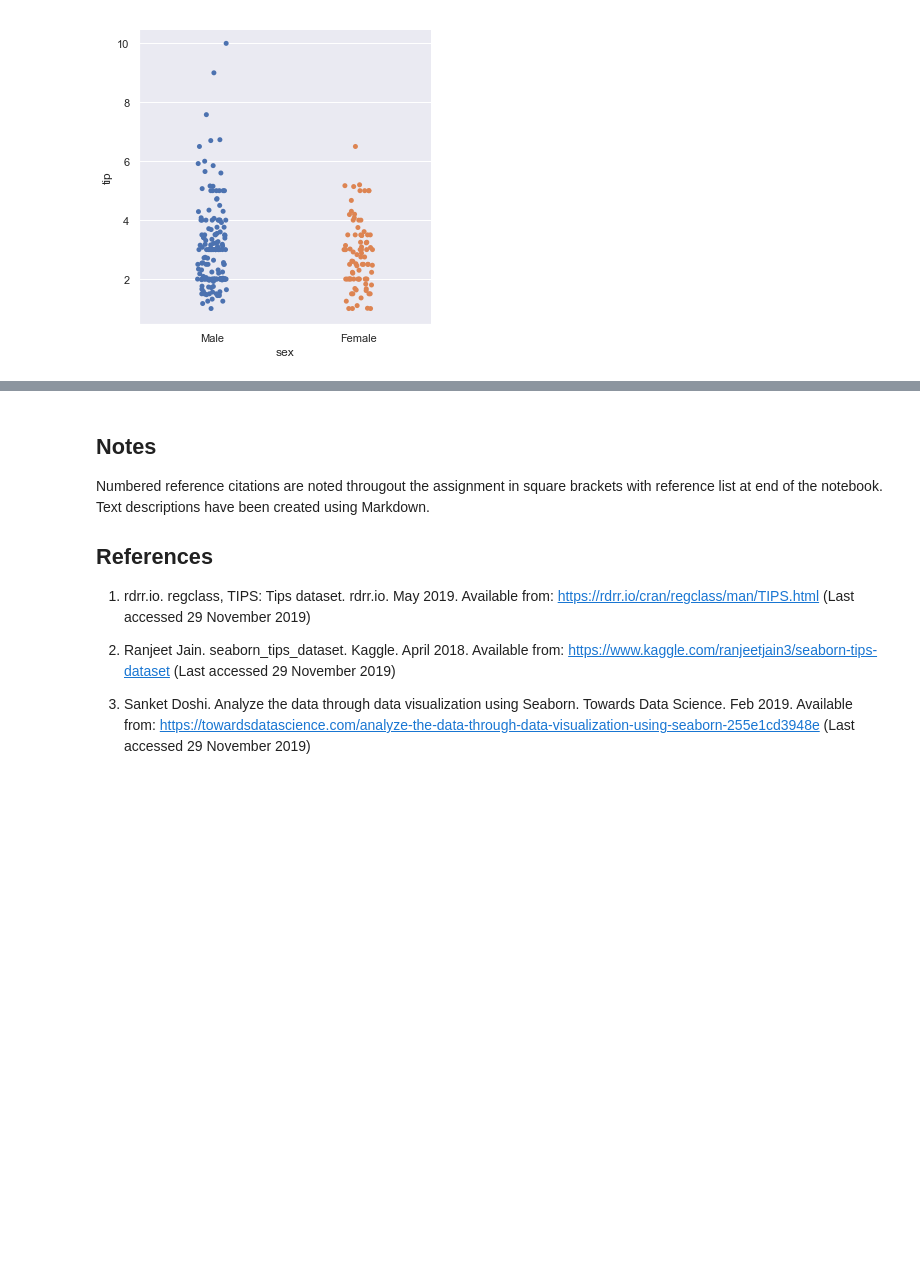
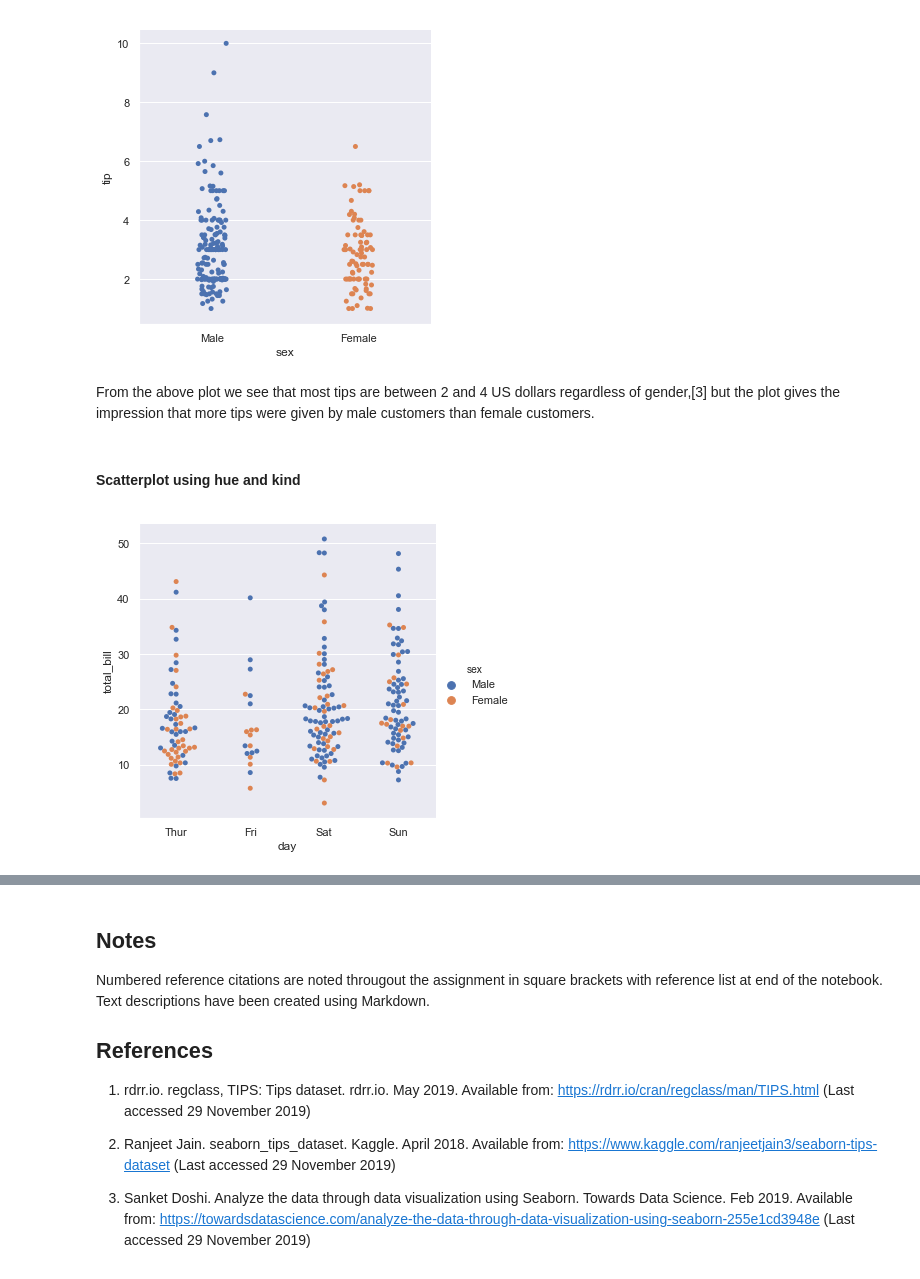
Before and after one commit to zaraquail/Tips-data-set-Fundamentals-of-Data-Analysis-Assessment-2019, a Jupyter notebook: Tips data set assignment.ipynb, the cells around one changed output, grey strips where cells are left out. Drawn from its saved outputs; the diff is of its cells as text; code cells hidden in the pictures; blank space fills up the shorter version.

Commit message:
Added further analyses and plots

```diff
--- a/Tips data set assignment.ipynb
+++ b/Tips data set assignment.ipynb
@@ -237,3 +239,13 @@ In this section I analyse the relationship between the variables within the data
 sns.catplot(x="sex", y="tip", data=tips);
 # %% [output]
 [figure]
+# %% [markdown]
+From the above plot we see that most tips are between 2 and 4 US dollars regardless of gender,[3] but the plot gives the impression that more tips were given by male customers than female customers.
+# %% [markdown]
+#### Scatterplot using hue and kind
+# %%
+#Scatterplot using hue and kind cariables.[3]
+
+sns.catplot(x="day", y="total_bill", hue="sex", kind="swarm", data=tips);
+# %% [output]
+[figure, added]
```
Also changed, not shown: parts of 12 cells of this notebook.
